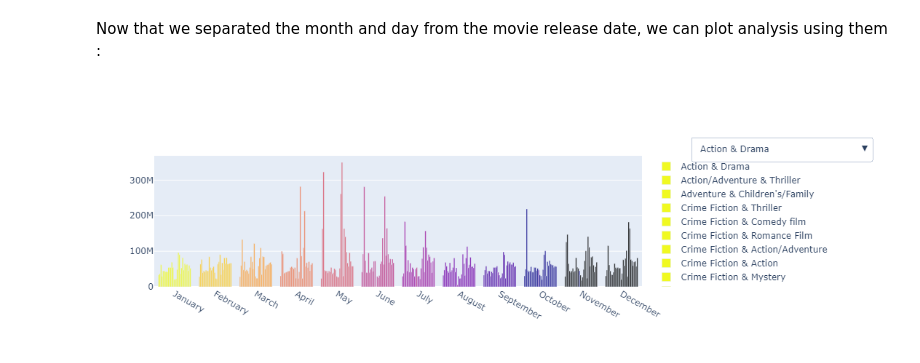
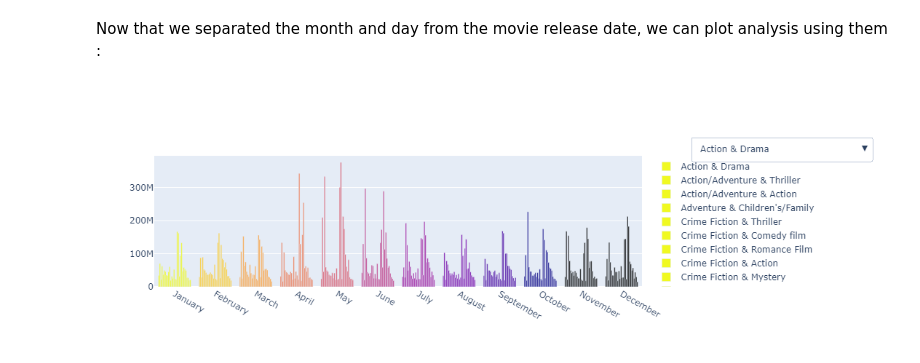
Before and after one commit to epfl-ada/ada-2023-project-patterndetectives, a Jupyter notebook: GraphMonth.ipynb, the cells around one changed output. Saved outputs shown, nothing was run; the diff lists cells and outputs as text; code cells hidden in the pictures.

```diff
--- a/GraphMonth.ipynb
+++ b/GraphMonth.ipynb
@@ -166,11 +174,17 @@ df_mov1.drop(columns=['Genre_dict'], inplace=True)
 # %% [markdown]
 Now that we separated the month and day from the movie release date, we can plot analysis using them :
 # %%
-# Group by 'Main_genre' and calculate the mean revenue for each genre
-mean_revenue_per_genre = df_mov1.groupby('Main_genre')['Movie_revenue'].transform('mean')
+# Calculate mean revenue for each genre pair
+genre_pair_mean_revenue = df_mov1.groupby(['Main_genre', 'Sec_Genre'])['Movie_revenue'].mean().reset_index()
 
-# Fill NaN values in 'Movie_revenue' with their respective genre's mean revenue
-df_mov1['Movie_revenue'] = df_mov1['Movie_revenue'].fillna(mean_revenue_per_genre)
+# Merge this mean revenue with the original df_mov1 on 'Main_genre' and 'Sec_Genre'
+df_mov1 = df_mov1.merge(genre_pair_mean_revenue, on=['Main_genre', 'Sec_Genre'], suffixes=('', '_mean'))
+
+# Fill NaN values in 'Movie_revenue' with the mean revenue of the genre pairs
+df_mov1['Movie_revenue'] = df_mov1['Movie_revenue'].fillna(df_mov1['Movie_revenue_mean'])
+
+# Drop the auxiliary 'Movie_revenue_mean' as it's no longer needed after the NaN values are filled
+df_mov1.drop(columns=['Movie_revenue_mean'], inplace=True)
 
 # Drop rows where either 'Main_genre' or 'Secondary_Genre' is NaN
 df_genre_pairs = df_mov1.dropna(subset=['Main_genre', 'Sec_Genre'])
@@ -183,11 +197,19 @@ month_dict = {
     7: "July", 8: "August", 9: "September", 10: "October", 11: "November", 12: "December"
 }
 
-# Filter genre pairs with at least 150 occurrences and get the top 10 by mean revenue
-top_30_genre_pairs = genre_pairs_aggregated[genre_pairs_aggregated['count'] >= 100].sort_values(by='mean_revenue', ascending=False).head(30).index.tolist()
+# Create the 'genre_pairs_aggregated' DataFrame with 'count' and 'mean_revenue' as columns
+genre_pairs_aggregated = df_genre_pairs.groupby(['Main_genre', 'Sec_Genre']).agg(
+    count=('Wiki_ID', 'size'),
+    mean_revenue=('Movie_revenue', 'mean')
+).reset_index()
 
-# Sort the top_30_genre_pairs list alphabetically by main genre only
-top_30_genre_pairs_sorted_by_main_genre = sorted(top_30_genre_pairs, key=lambda x: x[0])
+top_30_genre_pairs = genre_pairs_aggregated[genre_pairs_aggregated['count'] >= 150].sort_values(by='mean_revenue', ascending=False).head(30)
+
+# Sort the top_30_genre_pairs list alphabetically by main genre only# 'top_30_genre_pairs' would be a DataFrame here, you need to extract the genre pairs as a list of tuples
+top_30_genre_pairs_list = top_30_genre_pairs[['Main_genre', 'Sec_Genre']].values.tolist()
+
+# Then, sort the list of tuples based on the main genre
+top_30_genre_pairs_sorted_by_main_genre = sorted(top_30_genre_pairs_list, key=lambda x: x[0])
 
 # Create an empty subplot
 fig = make_subplots(rows=1, cols=1, shared_yaxes=True)
@@ -214,31 +236,31 @@ for i, (main_genre, secondary_genre) in enumerate(top_30_genre_pairs_sorted_by_m
     visibility = [False] * len(top_30_genre_pairs_sorted_by_main_genre)
     visibility[i] = True  # Only the current trace is visible
 
     option = dict(label=f"{main_genre} & {secondary_genre}",
                   method='update',
                   args=[{'visible': visibility},
                         {'title': f'Mean Box Office Revenues by Month of Release for {main_genre} & {secondary_genre}'}])
     dropdown.append(option)
 
 # Update layout with the sorted dropdown
 fig.update_layout(
     updatemenus=[dict(
         type='dropdown',
         showactive=True,
         buttons=dropdown,  # Use the sorted dropdown list here
         direction="down",
         pad={"r": 10, "t": 10},
         x=1.1,
         xanchor="left",
         y=1.2,
         yanchor="top"
     )],
     # ... (keep the rest of your layout configuration as is)
 )
 
 # Update to ensure that the first genre pair from the sorted list is set as the default visible trace
 fig.data[0].visible = True  # This assumes the first trace in fig corresponds to the first pair in the sorted list
 
 fig.show()
 # %% [output]
-[figure, old version]
+[figure, new version]
```
Also changed, not shown: parts of 14 cells of this notebook.
